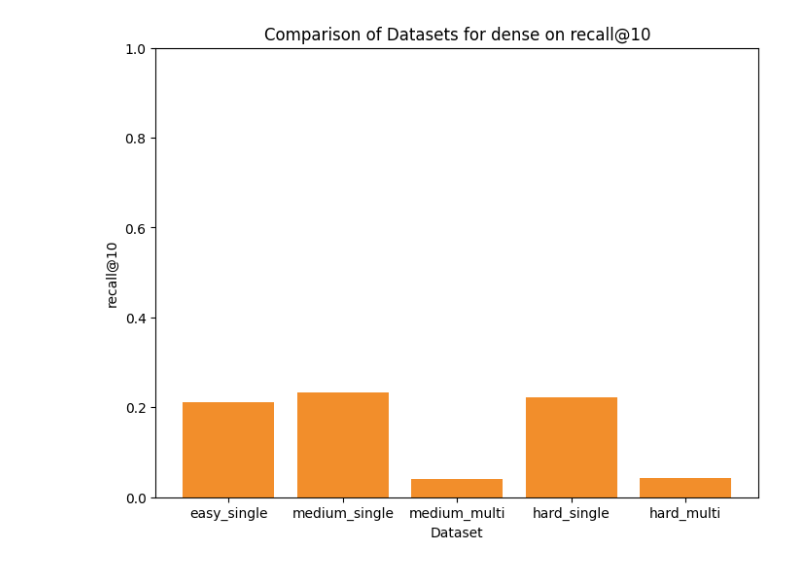
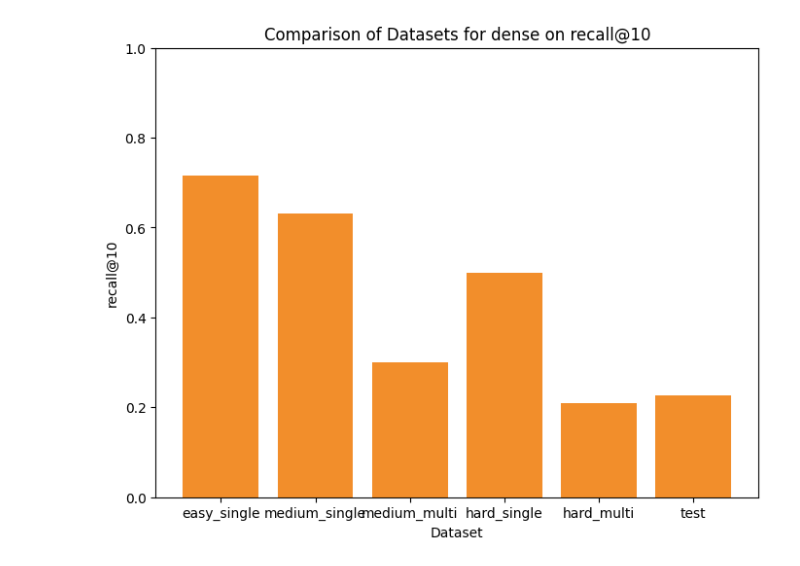
Before and after one commit to XuChenCatkin/NLP_project, a Jupyter notebook: task_performance_plot.ipynb, the cells around one changed output. Drawn from its saved outputs; the diff is of its cells as text; code cells hidden in the pictures.

Commit message:
Finish retrieval evaluation

```diff
--- a/task_performance_plot.ipynb
+++ b/task_performance_plot.ipynb
@@ -8,7 +8,8 @@ import os
 CORPUS_FILE = "./data/chunked_text_all_together_cleaned.json"
 QA_PATH = "./data/QA_set"
 QA_EMBEDDED_PATH = "./data/QA_set_embedded"
-save_path = os.path.join(QA_PATH, "retrieval_results.json")
+EVALUATION_PATH = "./evaluation/retrieval_evaluation/"
+save_path = os.path.join(EVALUATION_PATH, "retrieval_results_bge_finetune.json")
 with open(save_path, "r") as f:
     results = json.load(f)
 
@@ -52,34 +53,34 @@ if comparison_mode == "models":
         plt.bar(x_labels, y_values, color="#4E79A7")
         plt.title(f"Comparison of Models on {selected_dataset} for {selected_metric}")
         plt.xlabel("Retrieval Method")
         plt.ylabel(selected_metric)
         plt.ylim(0, 1)
         plt.show()
 
 elif comparison_mode == "datasets":
     # For comparing datasets, choose one retrieval method:
     selected_method = "dense"  # Change as needed.
 
     # Filter results for the chosen retrieval method.
     filtered = [r for r in results if r["retrieval"] == selected_method]
     if not filtered:
         print(f"No results found for retrieval method: {selected_method}")
     else:
         # Extract dataset names and metric values.
         x_labels = [r["data_set"] for r in filtered]
         y_values = [r["performance"][selected_metric] for r in filtered]
 
         plt.figure(figsize=(8, 6))
         plt.bar(x_labels, y_values, color="#F28E2B")
         plt.title(f"Comparison of Datasets for {selected_method} on {selected_metric}")
         plt.xlabel("Dataset")
         plt.ylabel(selected_metric)
         plt.ylim(0, 1)
         plt.show()
 else:
     print("Please set comparison_mode to either 'models' or 'datasets'.")
 # %% [output]
-[figure, old version]
+[figure, new version]
 # %%
 import matplotlib.pyplot as plt
 import numpy as np
```
Also changed, not shown: parts of 3 cells of this notebook, 1 other file.
